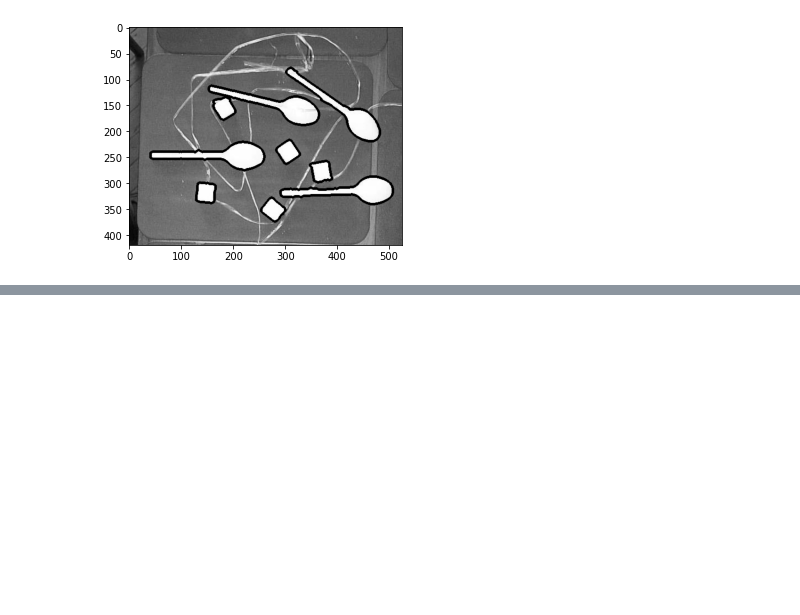
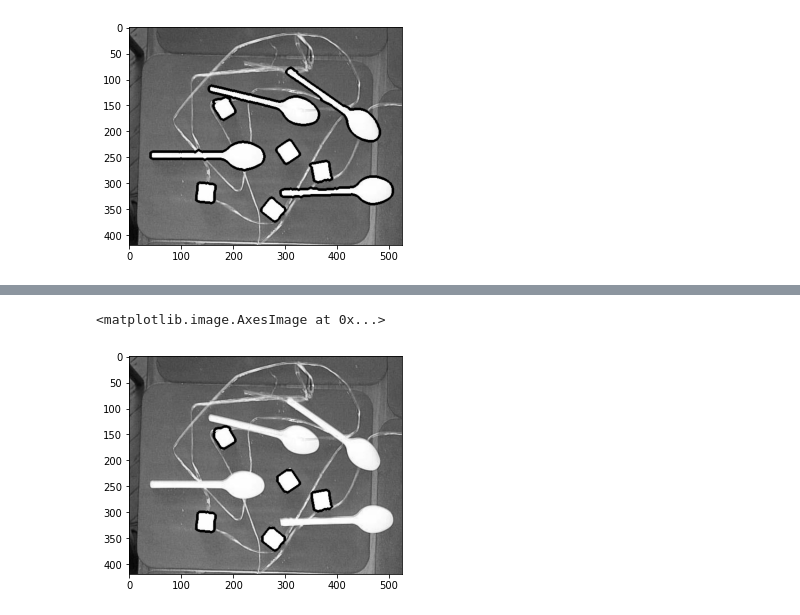
Before and after one commit to Tetrergeru/cv_project, a Jupyter notebook: spoons.ipynb, the cells around one changed output, grey strips where cells are left out. Saved outputs shown, nothing was run; the diff lists cells and outputs as text; code cells hidden in the pictures; blank space fills up the shorter version.

```diff
--- a/spoons.ipynb
+++ b/spoons.ipynb
@@ -50,0 +54,23 @@ sugares:  5
+# %%
+kernel_2 = cv2.getStructuringElement(cv2.MORPH_ELLIPSE,(2,2))
+kernel_5 = cv2.getStructuringElement(cv2.MORPH_ELLIPSE,(5,5))
+kernel_10 = cv2.getStructuringElement(cv2.MORPH_ELLIPSE,(10,10))
+kernel_20 = cv2.getStructuringElement(cv2.MORPH_ELLIPSE,(20,20))
+# %%
+img_mask = cv2.dilate(sugares_deleted, kernel_20, iterations=2)
+
+img_mask = denoised & ~img_mask
+
+img_mask = cv2.erode(img_mask, kernel_20, iterations=1)
+img_mask = cv2.dilate(img_mask, kernel_10, iterations=2)
+img_mask = cv2.dilate(img_mask, kernel_5, iterations=1)
+
+only_sugares = img_mask & denoised
+
+contours, _ = cv2.findContours(only_sugares, cv2.RETR_TREE, cv2.CHAIN_APPROX_SIMPLE)
+contours_drawn = cv2.drawContours(img.copy(), contours, -1, (0,255,0), 3)
+
+plt.imshow(contours_drawn, cmap='gray')
+# %% [output]
+<matplotlib.image.AxesImage at 0x...>
+[figure, added]
```
Also changed, not shown: parts of 3 cells of this notebook, 2 other files.
